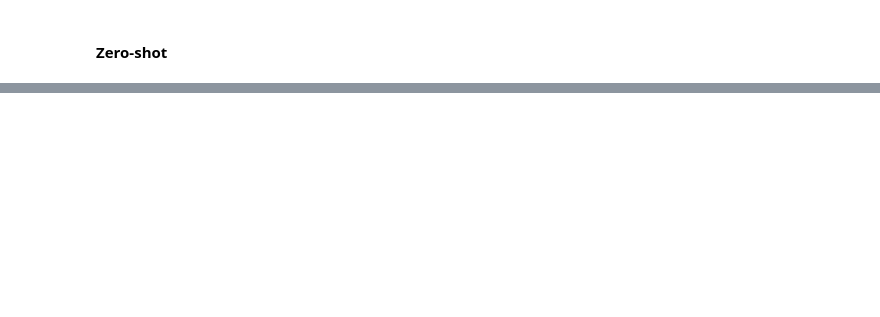
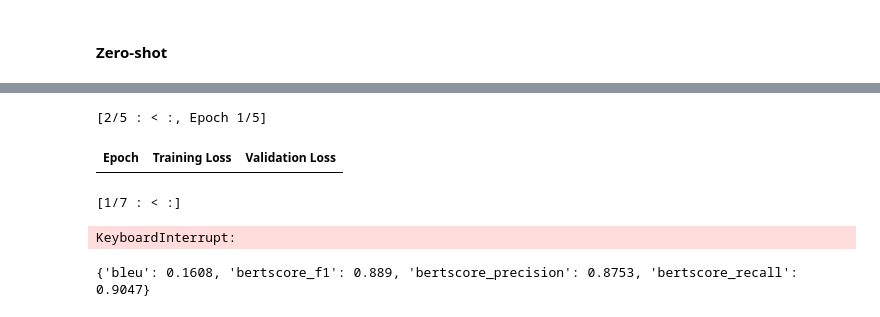
Before and after one commit to oYPIo/nlp, a Jupyter notebook: lab2/decoder-only.ipynb, the cells around one changed output, grey strips where cells are left out. Drawn from its saved outputs; the diff is of its cells as text; code cells hidden in the pictures; blank space fills up the shorter version.

Commit message:
lab2: add decoder-only

```diff
--- a/lab2/decoder-only.ipynb
+++ b/lab2/decoder-only.ipynb
@@ -119,6 +139,7 @@ nf4_config = BitsAndBytesConfig(
 )
 
 tokenizer = AutoTokenizer.from_pretrained(PRETRAINED_MODEL)
+tokenizer.padding_side = 'left'
 tokenizer.pad_token = tokenizer.eos_token
 
 model = AutoModelForCausalLM.from_pretrained(
@@ -271,40 +294,47 @@ def compute_metrics(eval_preds):
         traceback.print_exc()
         return {}
 # %%
-from transformers import Trainer, TrainingArguments, DataCollatorForLanguageModeling
+from transformers import Seq2SeqTrainer, Seq2SeqTrainingArguments, DataCollatorWithPadding
 
 # Data collator used for dynamic masking
-data_collator = DataCollatorForLanguageModeling(
-    tokenizer=tokenizer, mlm=False
-)
+data_collator = DataCollatorWithPadding(tokenizer=tokenizer, pad_to_multiple_of=8)
 
-# Define training arguments
-training_args = TrainingArguments(
+
+training_args = Seq2SeqTrainingArguments(
     output_dir='./models/' + MODEL_NAME,
     logging_dir='./models/' + MODEL_NAME,
     evaluation_strategy="epoch",
     logging_strategy="epoch",
     per_device_train_batch_size=16,
+    gradient_accumulation_steps=4,
+    gradient_checkpointing=True,
     per_device_eval_batch_size=16,
-    num_train_epochs=2,
+    eval_accumulation_steps=4,
+    num_train_epochs=5,
     weight_decay=0.01,
-    learning_rate=1e-4,
+    learning_rate=3e-4,
     lr_scheduler_type='cosine',
     warmup_ratio=0.0,
-    gradient_accumulation_steps=2,
     bf16=True,
-    optim='adamw_8bit',
+    optim='paged_adamw_8bit',
     save_total_limit=1,
+    predict_with_generate=True
+)
+training_args.generation_max_new_tokens = 128
 
-)
 
-# Initialize the Trainer
-trainer = Trainer(
+# Disable caching if using checkpointing
+if training_args.gradient_checkpointing:
+    model.config.use_cache = False
+    model.gradient_checkpointing_enable()
+
+# Use Seq2SeqTrainer even for decoder-only model
+trainer = Seq2SeqTrainer(
     model=model,
     args=training_args,
     train_dataset=train_dataset,
     eval_dataset=eval_dataset,
+    tokenizer=tokenizer,
     data_collator=data_collator,
-    tokenizer=tokenizer,
-    compute_metrics=compute_metrics
+    compute_metrics=compute_metrics,
 )
@@ -340,2 +432,11 @@ print(eval_dataset[0])
 # %%
-# trainer.train()
+trainer.train()
+# %% [output]
+[2/5 : < :, Epoch 1/5]
+| Epoch | Training Loss | Validation Loss |
+[1/7 : < :]
+KeyboardInterrupt:
+# %%
+translations, references = generate_translations(eval_dataset, tokenizer, trainer.model)
+# %% [output]
+{'bleu': 0.1608, 'bertscore_f1': 0.889, 'bertscore_precision': 0.8753, 'bertscore_recall': 0.9047}
```
Also changed, not shown: parts of 15 cells of this notebook, 1 other file.
